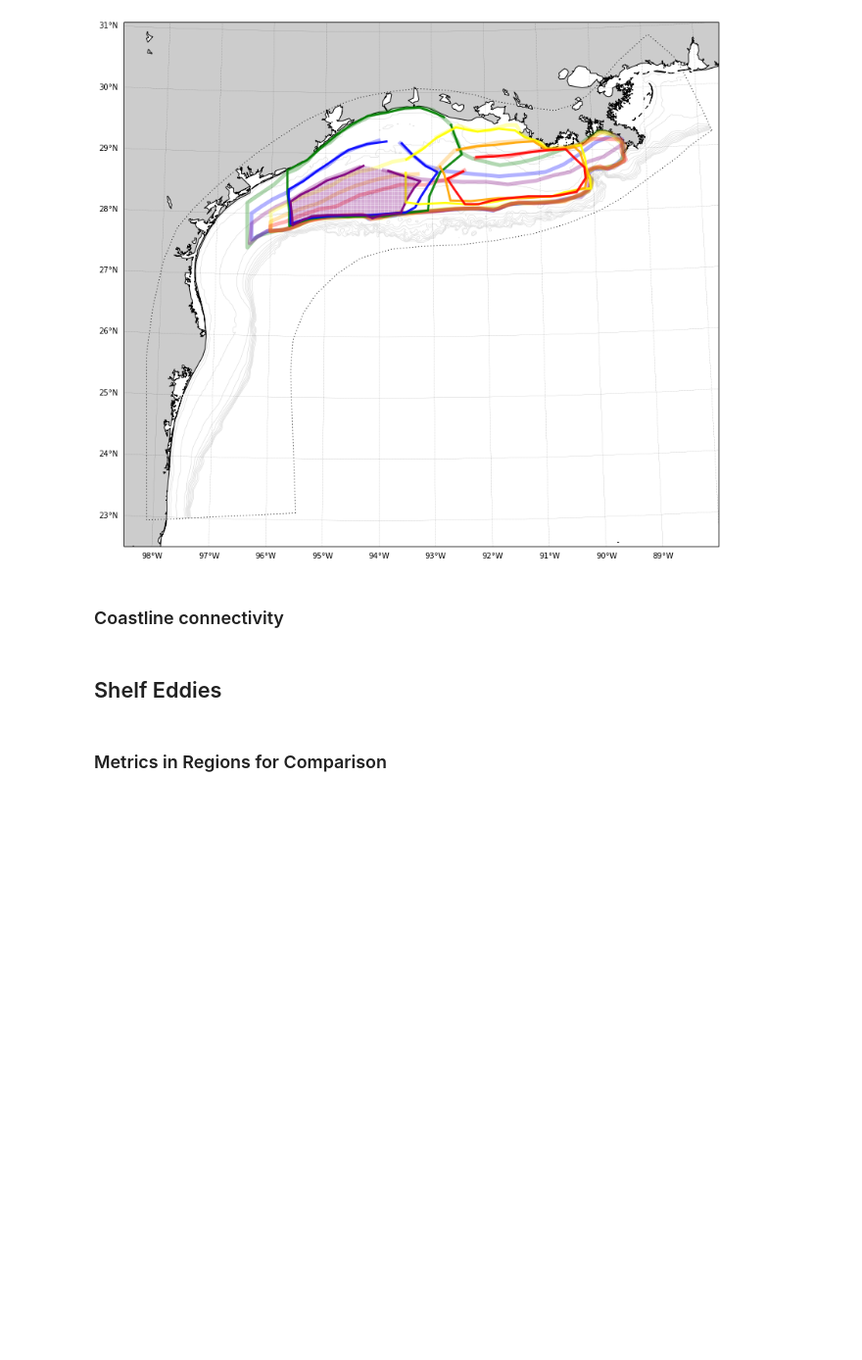
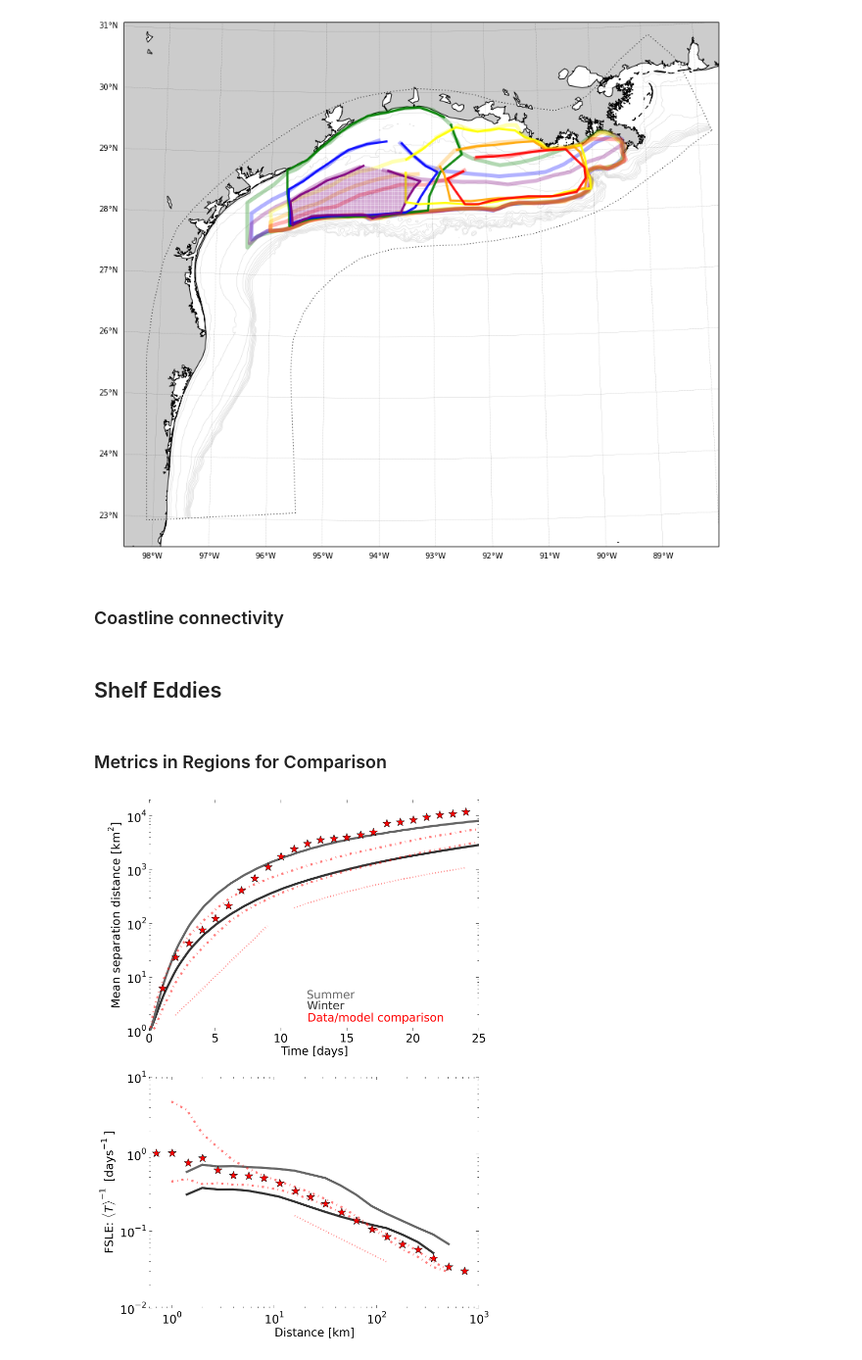
Before and after one commit to kthyng/shelf_transport, a Jupyter notebook: notebooks/Shelf transport and eddies.ipynb, the cells around one changed output. Shown at 98% size. Saved outputs shown, nothing was run; the diff lists cells and outputs as text; code cells hidden in the pictures; blank space fills up the shorter version.

```diff
--- a/notebooks/Shelf transport and eddies.ipynb
+++ b/notebooks/Shelf transport and eddies.ipynb
@@ -144,5 +154,9 @@ d.close()
 ## Shelf Eddies
 # %% [markdown]
 ### Metrics in Regions for Comparison
+# %%
+Image('figures/D2_fsle.png')
+# %% [output]
+[figure, added]
 # %%
 # Calculate dispersion in each of the subareas for comparison
```
Also changed, not shown: parts of 3 cells of this notebook.
